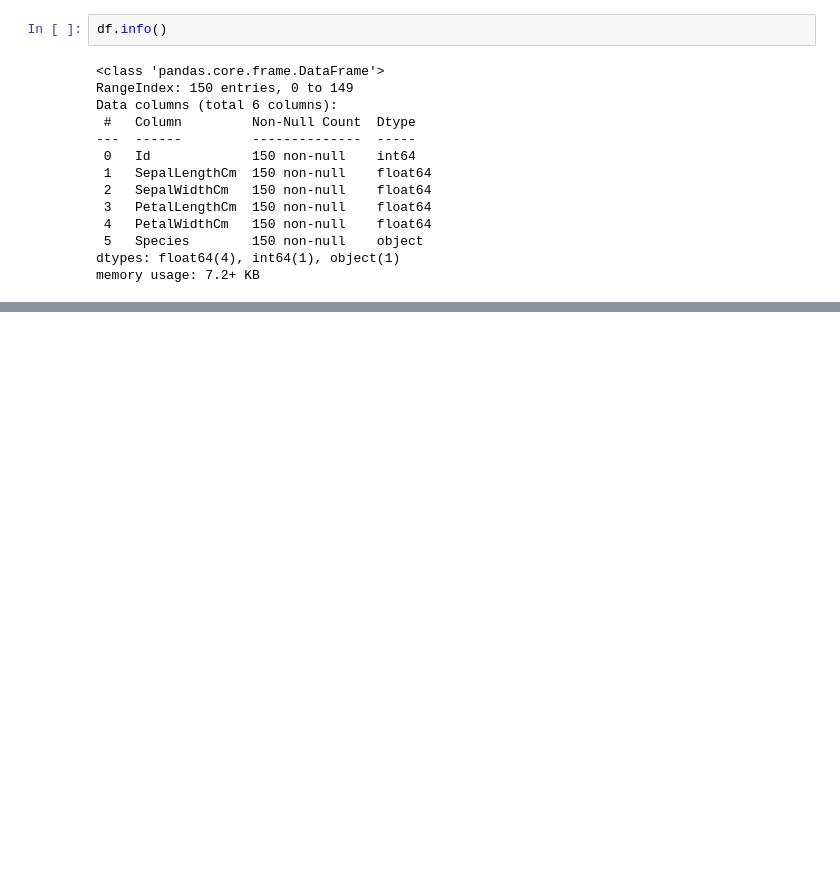
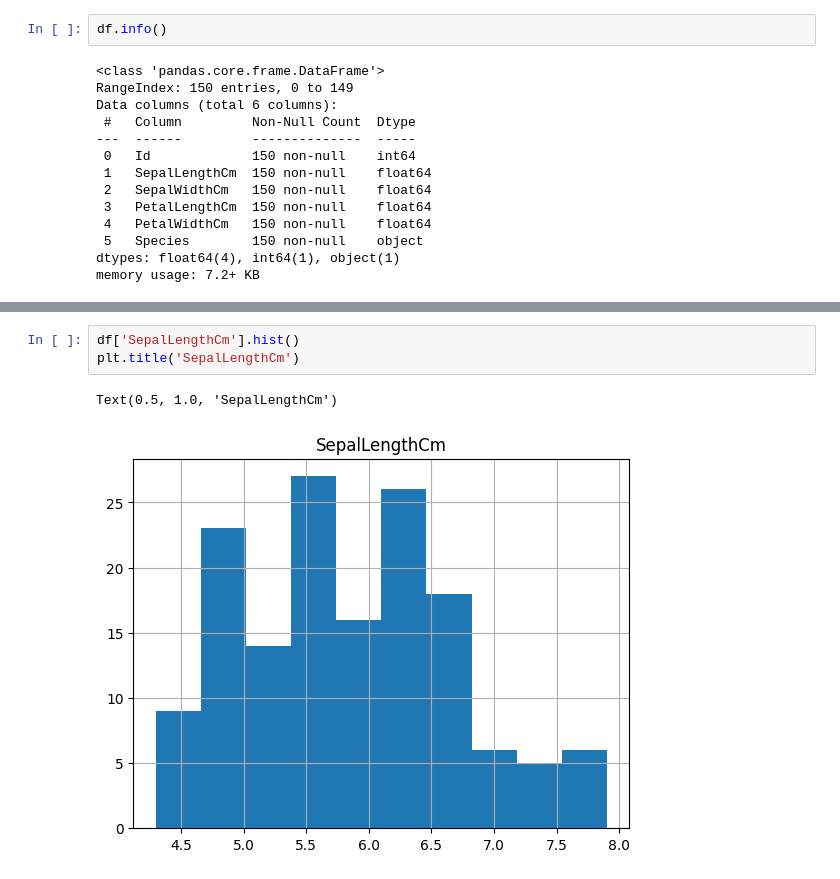
Before and after one commit to aalhadramteke/CodeAlpha_Iris-Flower-Classification, a Jupyter notebook: main.ipynb, the cells around one changed output, grey strips where cells are left out. Cells and saved outputs as stored; diff of their text form; blank space fills up the shorter version.

```diff
--- a/main.ipynb
+++ b/main.ipynb
@@ -59,0 +81,6 @@ memory usage: 7.2+ KB
+# %%
+df['SepalLengthCm'].hist()
+plt.title('SepalLengthCm')
+# %% [output]
+Text(0.5, 1.0, 'SepalLengthCm')
+[figure, added]
```
Also changed, not shown: parts of 10 cells of this notebook.
